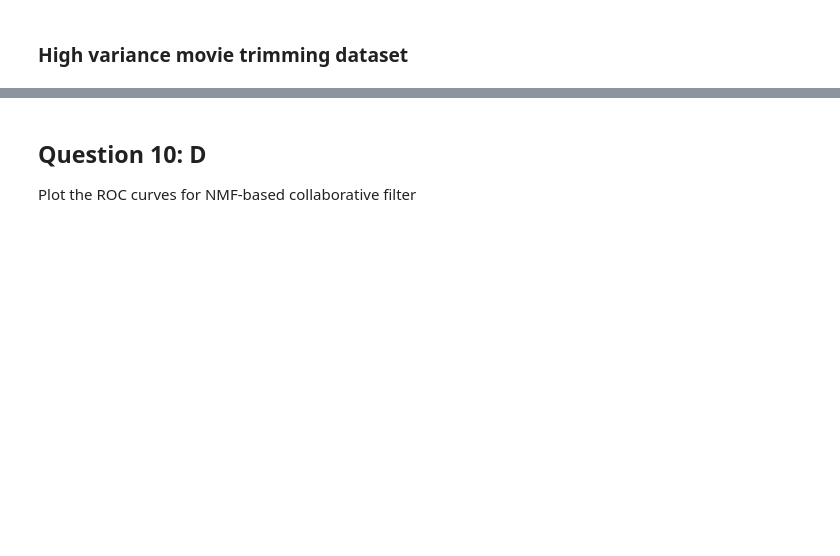
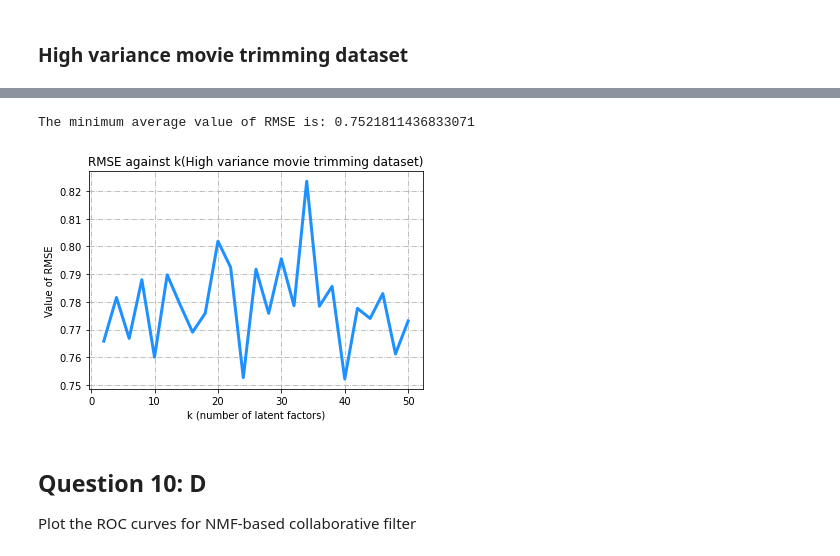
Before and after one commit to zhz03/ECE219_data_mining_project, a Jupyter notebook: Project_3/Project_3_zzl.ipynb, the cells around one changed output, grey strips where cells are left out. Cells and saved outputs as stored; diff of their text form; code cells hidden in the pictures; blank space fills up the shorter version.

```diff
--- a/Project_3/Project_3_zzl.ipynb
+++ b/Project_3/Project_3_zzl.ipynb
@@ -481,0 +458,7 @@ for k in range(2,52,2):
+# %%
+import os
+file_path = os.path.expanduser('Synthetic_Movie_Lens/ratings_new.csv')
+reader = Reader(line_format='user item rating timestamp', sep=',',skip_lines=1)
+data_new = Dataset.load_from_file(file_path, reader=reader)
+# %%
+rmse_HVMT = cal_rmse("HVMT",data_new)
@@ -482,12 +485,8 @@ for k in range(2,52,2):
 # %%
-# show time (plot)
-x = range(2,52,2)
-plt.plot(x,rmse,color='dodgerblue',linewidth=3)
-plt.grid(True,linestyle='-.')
-plt.xlabel('k (number of latent factors)')
-plt.ylabel('Value of RMSE')
-plt.title('RMSE against k (High variance movie trimming method)')
-print('The minimum average value of RMSE is:',min(rmse))
+plot_rmse(rmse_HVMT,"(High variance movie trimming dataset)")
+# %% [output]
+The minimum average value of RMSE is: 0.7521811436833071
+[figure, added]
 # %% [markdown]
 ## Question 10: D
 
```
Also changed, not shown: parts of 44 cells of this notebook, 3 other files.
